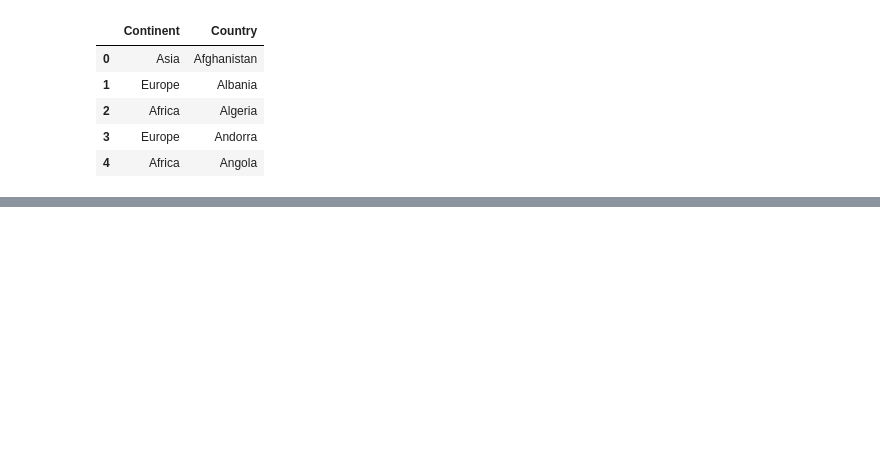
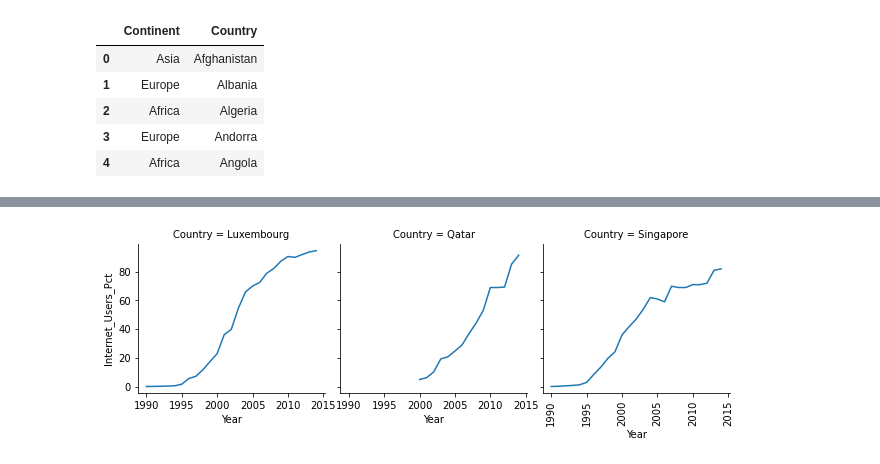
Before and after one commit to nss-data-science-cohort-5/un_exploration-ZhenyaC, a Jupyter notebook: notebooks/UN_Data_Exploration.ipynb, the cells around one changed output, grey strips where cells are left out. Drawn from its saved outputs; the diff is of its cells as text; code cells hidden in the pictures; blank space fills up the shorter version.

```diff
--- a/notebooks/UN_Data_Exploration.ipynb
+++ b/notebooks/UN_Data_Exploration.ipynb
@@ -691,0 +580,5 @@ top3countries.map(plt.plot, "Year","Internet_Users_Pct")
+# %%
+internet_df['Year']=internet_df['Year'].astype(int)
+gdp_df['Year']=gdp_df['Year'].astype(int)
+#internet_df['Year']=internet_df['Year'].astype(str)
+internet_df.info()
@@ -691,0 +670,5 @@ top3countries.map(plt.plot, "Year","Internet_Users_Pct")
+# %%
+top3=gdp_and_internet_use_2014.sort_values('GDP_Per_Capita', ascending=False).head(3)
+top3
+top3_all_years=gdp_and_internet_use[gdp_and_internet_use['Country'].isin(['Luxembourg','Qatar','Singapore'])]
+top3_all_years
@@ -691,0 +689,6 @@ top3countries.map(plt.plot, "Year","Internet_Users_Pct")
+# %%
+top3_all_years_graph=sns.FacetGrid(top3_all_years, col="Country")
+top3_all_years_graph.map(plt.plot, "Year","Internet_Users_Pct")
+plt.xticks(rotation=90);
+# %% [output]
+[figure, added]
```
Also changed, not shown: parts of 83 cells of this notebook.
